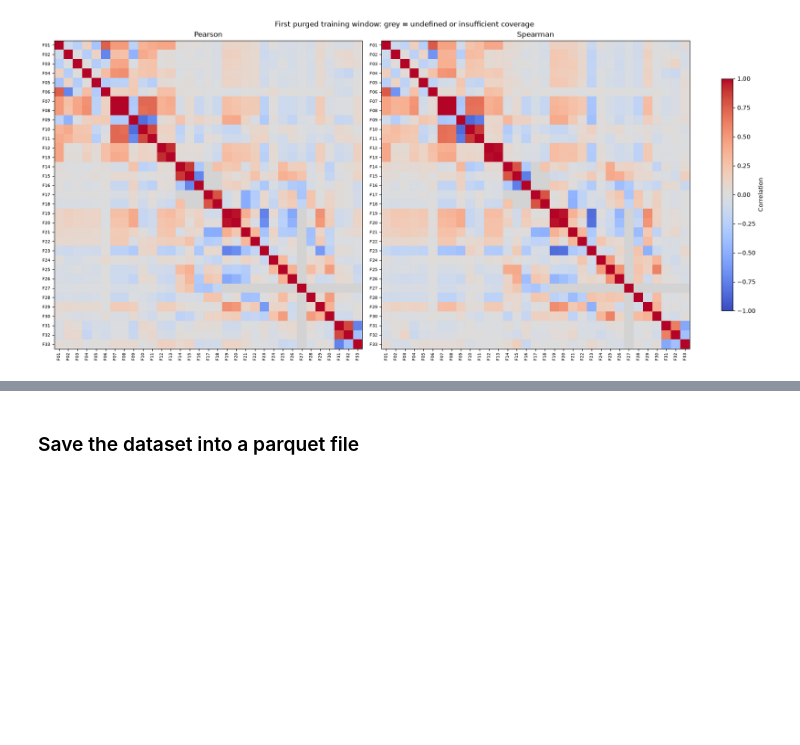
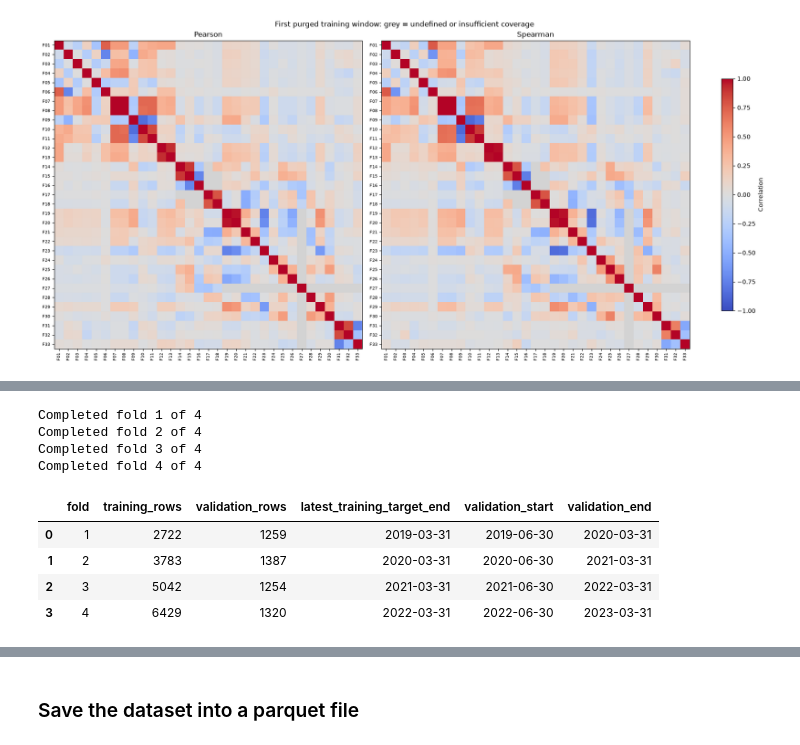
Before and after one commit to terra9/superannuation-performance-early-warning, a Jupyter notebook: notebooks/feature_engineering.ipynb, the cells around one changed output, grey strips where cells are left out. Saved outputs shown, nothing was run; the diff lists cells and outputs as text; code cells hidden in the pictures; blank space fills up the shorter version.

```diff
--- a/notebooks/feature_engineering.ipynb
+++ b/notebooks/feature_engineering.ipynb
@@ -1304,0 +1390,71 @@ plt.show()
+# %%
+# STEP 5: Define one candidate reduction without changing the original feature dataset.
+from sklearn.ensemble import RandomForestClassifier
+from sklearn.metrics import (
+    accuracy_score, balanced_accuracy_score, precision_score, recall_score,
+    f1_score, roc_auc_score, average_precision_score, brier_score_loss,
+)
+
+audit_omitted_features = [
+    "current_return_minus_peer_median", "return_trailing_4q","return_min_4q", "return_std_4q"
+]
+audit_feature_sets = {
+    "Full 33": audit_feature_cols,
+    "Reduced ": [c for c in audit_feature_cols if c not in audit_omitted_features],
+}
+audit_rf_params = dict(
+    n_estimators=500, max_depth=6, min_samples_leaf=20,
+    max_features="sqrt", class_weight="balanced", random_state=42, n_jobs=-1,
+)
+
+# Recreate the established purge: every training target ends before validation begins.
+audit_fold_sizes = []
+audit_predictions = []
+for audit_fold in audit_folds.itertuples(index=False):
+    audit_train_mask = (
+        audit_data["period_end_date"].lt(audit_fold.validation_start)
+        & audit_data["target_end_date"].lt(audit_fold.validation_start)
+    )
+    audit_valid_mask = audit_data["period_end_date"].between(
+        audit_fold.validation_start, audit_fold.validation_end
+    )
+    if not audit_train_mask.any() or not audit_valid_mask.any():
+        raise ValueError(f"Fold {audit_fold.fold} has no training or validation rows.")
+    if audit_y.loc[audit_train_mask].nunique() != 2:
+        raise ValueError(f"Fold {audit_fold.fold} needs both training classes.")
+    audit_fold_sizes.append({
+        "fold": audit_fold.fold, "training_rows": int(audit_train_mask.sum()),
+        "validation_rows": int(audit_valid_mask.sum()),
+        "latest_training_target_end": audit_data.loc[audit_train_mask, "target_end_date"].max(),
+        "validation_start": audit_fold.validation_start,
+        "validation_end": audit_fold.validation_end,
+    })
+
+    # Fit the same forest settings to each feature set and retain validation predictions only.
+    for audit_model_name, audit_model_cols in audit_feature_sets.items():
+        audit_model = RandomForestClassifier(**audit_rf_params)
+        audit_model.fit(audit_x.loc[audit_train_mask, audit_model_cols], audit_y.loc[audit_train_mask])
+        audit_fold_predictions = pd.DataFrame({
+            "model": audit_model_name,
+            "fold": audit_fold.fold,
+            "period_end_date": audit_data.loc[audit_valid_mask, "period_end_date"],
+            "actual": audit_y.loc[audit_valid_mask],
+            "probability": audit_model.predict_proba(audit_x.loc[audit_valid_mask, audit_model_cols])[:, 1],
+        })
+        audit_predictions.append(audit_fold_predictions)
+    print(f"Completed fold {audit_fold.fold} of 4")
+
+# Display fold sizes for comparison with the established modelling notebook.
+audit_fold_sizes = pd.DataFrame(audit_fold_sizes)
+audit_oof = pd.concat(audit_predictions, ignore_index=True)
+display(audit_fold_sizes)
+# %% [output]
+Completed fold 1 of 4
+Completed fold 2 of 4
+Completed fold 3 of 4
+Completed fold 4 of 4
+|  | fold | training_rows | validation_rows | latest_training_target_end | validation_start | validation_end |
+| 0 | 1 | 2722 | 1259 | 2019-03-31 | 2019-06-30 | 2020-03-31 |
+| 1 | 2 | 3783 | 1387 | 2020-03-31 | 2020-06-30 | 2021-03-31 |
+| 2 | 3 | 5042 | 1254 | 2021-03-31 | 2021-06-30 | 2022-03-31 |
+| 3 | 4 | 6429 | 1320 | 2022-03-31 | 2022-06-30 | 2023-03-31 |
```
Also changed, not shown: parts of 7 cells of this notebook, 1 other file.
